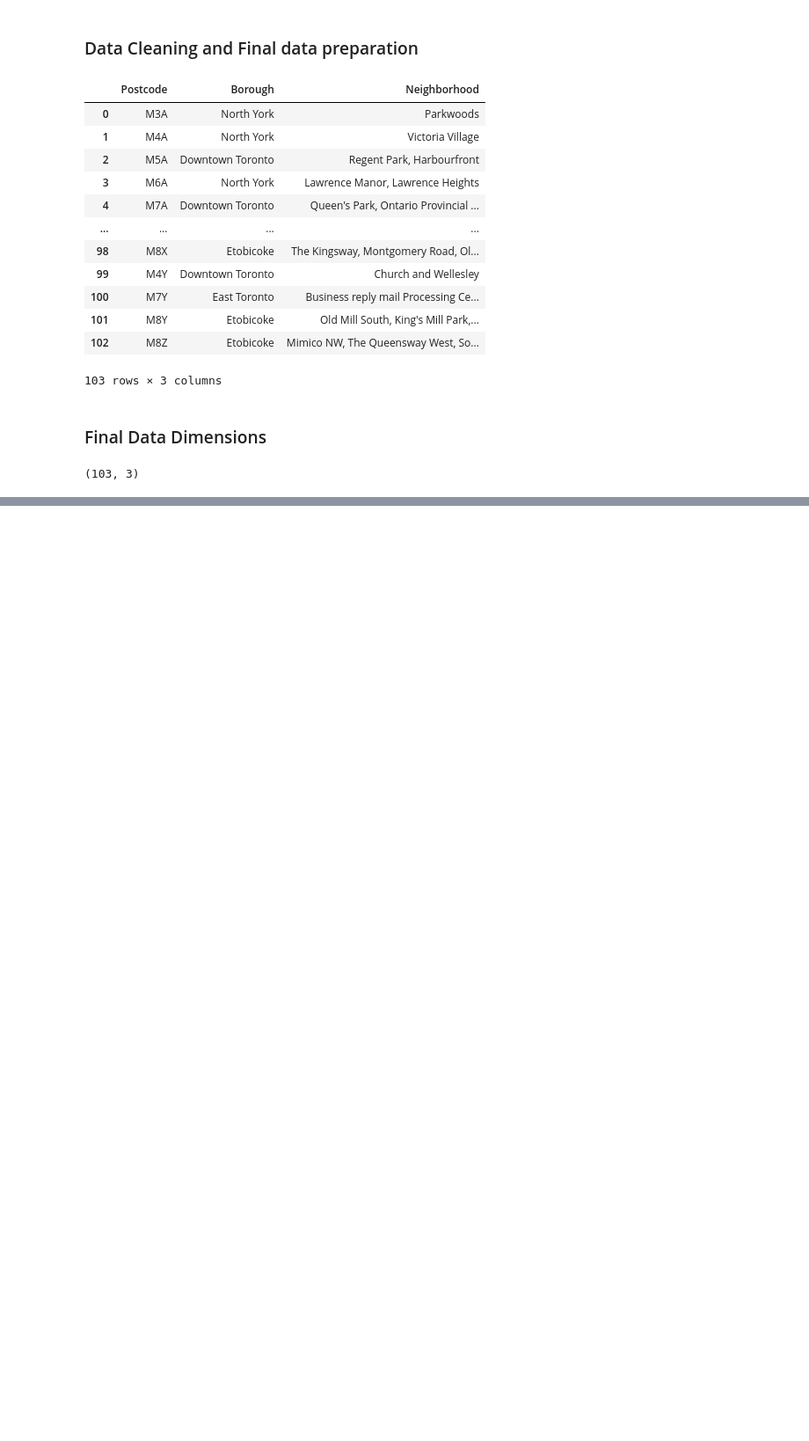
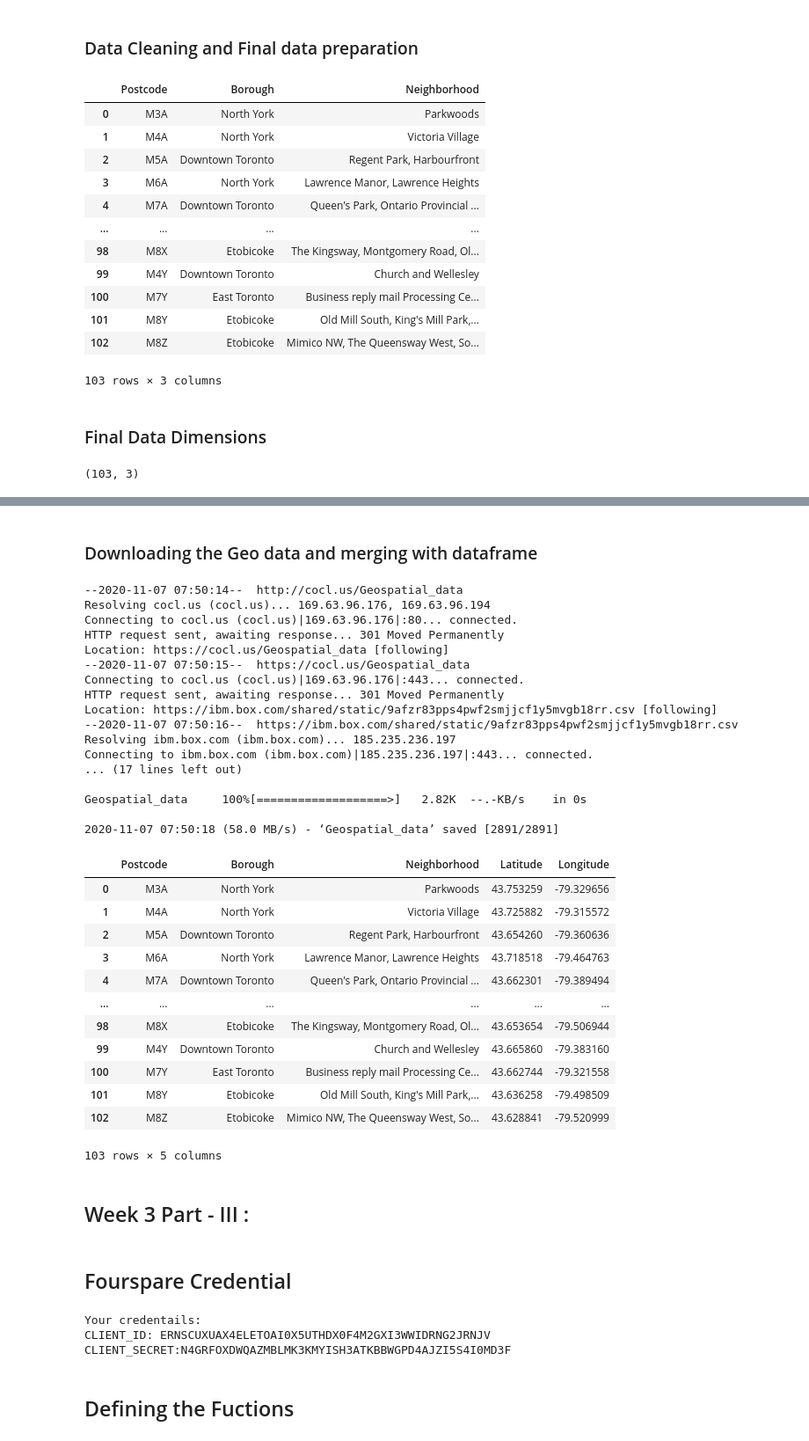
Before and after one commit to kanishkakushan/Coursera_Capstone, a Jupyter notebook: Capstone-week3-part1.ipynb, the cells around one changed output, grey strips where cells are left out. Shown at 88% size. Drawn from its saved outputs; the diff is of its cells as text; code cells hidden in the pictures; blank space fills up the shorter version.

```diff
--- a/Capstone-week3-part1.ipynb
+++ b/Capstone-week3-part1.ipynb
@@ -97,0 +113,61 @@ df_final.shape
+# %% [markdown]
+### Downloading the Geo data and merging with dataframe
+# %%
+!wget http://cocl.us/Geospatial_data
+
+geo = pd.read_csv('Geospatial_data')
+geo.columns = ['Postcode', 'Latitude', 'Longitude']
+
+df_outer = pd.merge(df_final, geo, on='Postcode', how='inner')
+df_outer
+# %% [output]
+--2020-11-07 07:50:14--  http://cocl.us/Geospatial_data
+Resolving cocl.us (cocl.us)... 169.63.96.176, 169.63.96.194
+Connecting to cocl.us (cocl.us)|169.63.96.176|:80... connected.
+HTTP request sent, awaiting response... 301 Moved Permanently
+Location: https://cocl.us/Geospatial_data [following]
+--2020-11-07 07:50:15--  https://cocl.us/Geospatial_data
+Connecting to cocl.us (cocl.us)|169.63.96.176|:443... connected.
+HTTP request sent, awaiting response... 301 Moved Permanently
+Location: https://ibm.box.com/shared/static/9afzr83pps4pwf2smjjcf1y5mvgb18rr.csv [following]
+--2020-11-07 07:50:16--  https://ibm.box.com/shared/static/9afzr83pps4pwf2smjjcf1y5mvgb18rr.csv
+Resolving ibm.box.com (ibm.box.com)... 185.235.236.197
+Connecting to ibm.box.com (ibm.box.com)|185.235.236.197|:443... connected.
+... (17 lines left out)
+
+Geospatial_data     100%[===================>]   2.82K  --.-KB/s    in 0s
+
+2020-11-07 07:50:18 (58.0 MB/s) - ‘Geospatial_data’ saved [2891/2891]
+|  | Postcode | Borough | Neighborhood | Latitude | Longitude |
+| 0 | M3A | North York | Parkwoods | 43.753259 | -79.329656 |
+| 1 | M4A | North York | Victoria Village | 43.725882 | -79.315572 |
+| 2 | M5A | Downtown Toronto | Regent Park, Harbourfront | 43.654260 | -79.360636 |
+| 3 | M6A | North York | Lawrence Manor, Lawrence Heights | 43.718518 | -79.464763 |
+| 4 | M7A | Downtown Toronto | Queen's Park, Ontario Provincial ... | 43.662301 | -79.389494 |
+| ... | ... | ... | ... | ... | ... |
+| 98 | M8X | Etobicoke | The Kingsway, Montgomery Road, Ol... | 43.653654 | -79.506944 |
+| 99 | M4Y | Downtown Toronto | Church and Wellesley | 43.665860 | -79.383160 |
+| 100 | M7Y | East Toronto | Business reply mail Processing Ce... | 43.662744 | -79.321558 |
+| 101 | M8Y | Etobicoke | Old Mill South, King's Mill Park,... | 43.636258 | -79.498509 |
+| 102 | M8Z | Etobicoke | Mimico NW, The Queensway West, So... | 43.628841 | -79.520999 |
+103 rows × 5 columns
+# %% [markdown]
+ ## Week 3 Part - III :
+# %% [markdown]
+## Fourspare Credential
+# %%
+# @hidden
+CLIENT_ID = 'ERNSCUXUAX4ELETOAI0X5UTHDX0F4M2GXI3WWIDRNG2JRNJV'
+CLIENT_SECRET = 'N4GRFOXDWQAZMBLMK3KMYISH3ATKBBWGPD4AJZI5S4I0MD3F'
+VERSION = '20180605'
+LIMIT = 100
+
+print('Your credentails:')
+print('CLIENT_ID: ' + CLIENT_ID)
+print('CLIENT_SECRET:' + CLIENT_SECRET)
+# %% [output]
+Your credentails:
+CLIENT_ID: ERNSCUXUAX4ELETOAI0X5UTHDX0F4M2GXI3WWIDRNG2JRNJV
+CLIENT_SECRET:N4GRFOXDWQAZMBLMK3KMYISH3ATKBBWGPD4AJZI5S4I0MD3F
+# %% [markdown]
+## Defining the Fuctions
```
Also changed, not shown: parts of 16 cells of this notebook.
